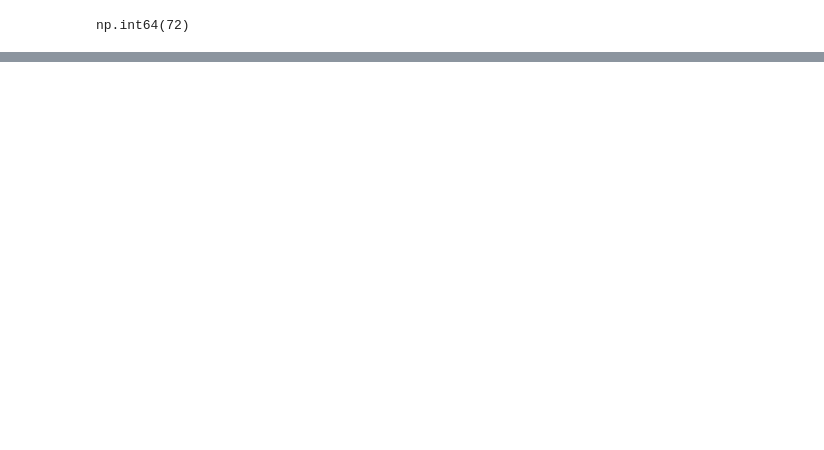
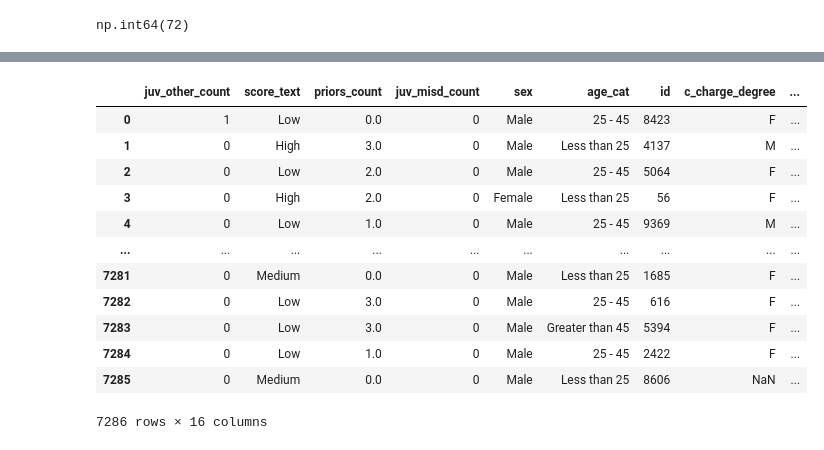
Before and after one commit to Dari212/ETAI-Pipeline, a Jupyter notebook: notebooks/01-explore-data.ipynb, the cells around one changed output, grey strips where cells are left out. Cells and saved outputs as stored; diff of their text form; code cells hidden in the pictures; blank space fills up the shorter version.

```diff
--- a/notebooks/01-explore-data.ipynb
+++ b/notebooks/01-explore-data.ipynb
@@ -427,0 +534,28 @@ df.drop_duplicates()
+# %%
+def add_engineered_features(df: pd.DataFrame) -> pd.DataFrame:
+    out = df.copy()
+    out["priors_per_adult_year"] = out["priors_count"] / (out["age"] - 17).clip(lower=1)   # NaN stays NaN -> imputed later
+    out["priors_count_log1p"] = np.log1p(out["priors_count"].clip(lower=0))
+    juvenile_cols = ["juv_fel_count", "juv_misd_count", "juv_other_count"]
+    juvenile_total = out[juvenile_cols].sum(axis=1, min_count=len(juvenile_cols))
+    out["juv_felony_share"] = ( out["juv_fel_count"] / juvenile_total.replace(0, np.nan))
+
+    return out
+# %%
+df_f = add_engineered_features(df_clean)
+# %%
+df_f
+# %% [output]
+|  | juv_other_count | score_text | priors_count | juv_misd_count | sex | age_cat | id | c_charge_degree | ... |
+| 0 | 1 | Low | 0.0 | 0 | Male | 25 - 45 | 8423 | F | ... |
+| 1 | 0 | High | 3.0 | 0 | Male | Less than 25 | 4137 | M | ... |
+| 2 | 0 | Low | 2.0 | 0 | Male | 25 - 45 | 5064 | F | ... |
+| 3 | 0 | High | 2.0 | 0 | Female | Less than 25 | 56 | F | ... |
+| 4 | 0 | Low | 1.0 | 0 | Male | 25 - 45 | 9369 | M | ... |
+| ... | ... | ... | ... | ... | ... | ... | ... | ... | ... |
+| 7281 | 0 | Medium | 0.0 | 0 | Male | Less than 25 | 1685 | F | ... |
+| 7282 | 0 | Low | 3.0 | 0 | Male | 25 - 45 | 616 | F | ... |
+| 7283 | 0 | Low | 3.0 | 0 | Male | Greater than 45 | 5394 | F | ... |
+| 7284 | 0 | Low | 1.0 | 0 | Male | 25 - 45 | 2422 | F | ... |
+| 7285 | 0 | Medium | 0.0 | 0 | Male | Less than 25 | 8606 | NaN | ... |
+7286 rows × 16 columns
```
Also changed, not shown: parts of 14 cells of this notebook, 5 other files.
